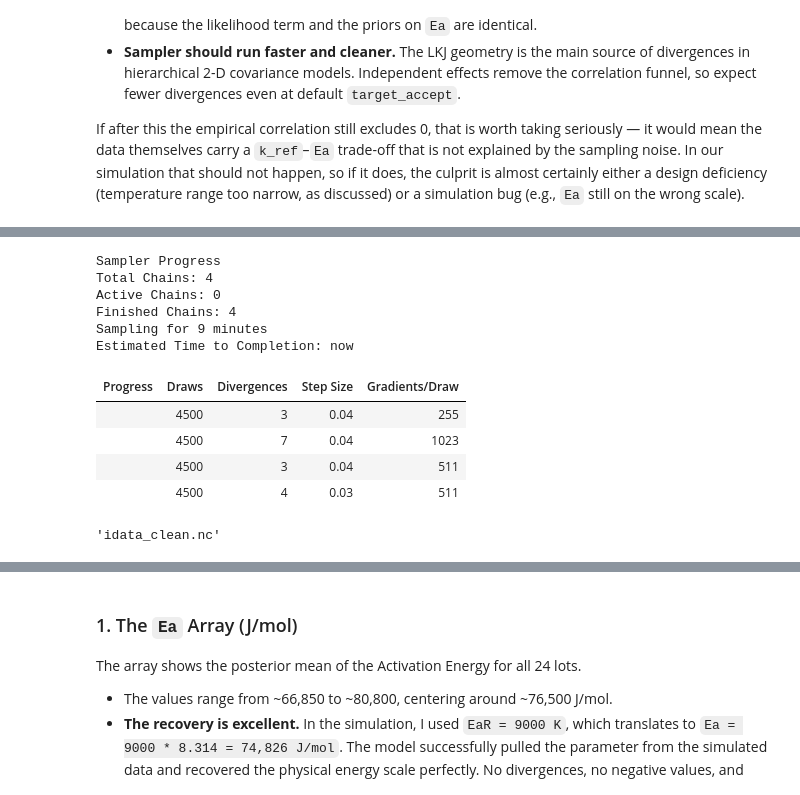
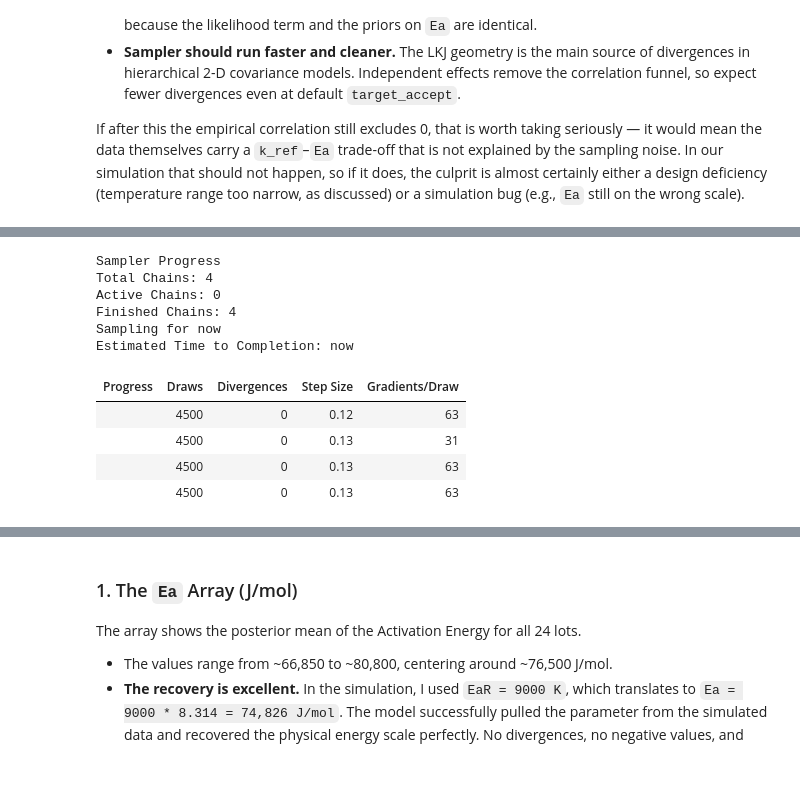
Before and after one commit to lantonov/Optimisation, a Jupyter notebook: Arrhenius_non_linear.ipynb, the cells around one changed output, grey strips where cells are left out. Drawn from its saved outputs; the diff is of its cells as text; code cells hidden in the pictures.

```diff
--- a/Arrhenius_non_linear.ipynb
+++ b/Arrhenius_non_linear.ipynb
@@ -37,6 +136,13 @@ rng = np.random.default_rng(123)
 # %%
+import seaborn as sns
+import matplotlib.pyplot as plt
+import numpy as np
+import pandas as pd
+
+rng = np.random.default_rng(123)
+
 temps_C = [5, 25, 37]
-n_type, n_coform, n_lots_per_combo = 3, 2, 5
+n_type, n_coform, n_lots_per_combo = 3, 2, 4
 timepoints = [0, 1, 3, 6, 9, 12]
 
 # ---- t90 targets ----
@@ -560,36 +584,7 @@ Here is the drop-in replacement for the model block. Every change is confined to
 
 If after this the empirical correlation still excludes 0, that is worth taking seriously — it would mean the data themselves carry a `k_ref`–`Ea` trade-off that is not explained by the sampling noise. In our simulation that should not happen, so if it does, the culprit is almost certainly either a design deficiency (temperature range too narrow, as discussed) or a simulation bug (e.g., `Ea` still on the wrong scale).
 # %%
-###### MODEL 2 #####
-
 import pytensor.tensor as pt
-
-# Define missing physical constants
-R = 8.314
-T_REF = 278.15
-
-n_lot    = df["lot_idx"].nunique()
-n_type   = df["type_idx"].nunique()
-n_coform = df["coform_idx"].nunique()
-
-# One row per lot: its type and coform indices
-lot_df      = df.drop_duplicates("lot_idx").sort_values("lot_idx").reset_index(drop=True)
-lot_type    = lot_df["type_idx"].values.astype(int)     # shape (n_lot,)
-lot_coform  = lot_df["coform_idx"].values.astype(int)   # shape (n_lot,)
-
-# Observation-level arrays
-lot_idx      = df["lot_idx"].values.astype(int)
-temp_K       = df["temp_K"].values.astype(float)
-time_months  = df["time_months"].values.astype(float)
-log_potency  = df["log_potency"].values.astype(float)
-
-coords = {
-    "lot":    np.arange(n_lot),
-    "type":   np.arange(n_type),
-    "coform": np.arange(n_coform),
-    "kin":    ["logk", "logEaR"],
-    "obs":    np.arange(len(df)),
-}
 
 with pm.Model(coords=coords) as model:
 
@@ -619,7 +614,7 @@ with pm.Model(coords=coords) as model:
     )
 
     mu_logk   = pm.Normal("mu_logk",   -3,              0.5)
-    mu_logEaR = pm.Normal("mu_logEaR", np.log(9000.0),  0.5)
+    mu_logEaR = pm.Normal("mu_logEaR", np.log(9000.0),  0.3)
 
     # ---- independent lot-level random effects (replaces LKJ) ----
     sigma_lot_logk   = pm.HalfNormal("sigma_lot_logk",   0.2)
@@ -673,49 +818,23 @@ with pm.Model(coords=coords) as model:
 # %%
 compiled = nutpie.compile_pymc_model(
     model
 )
 
 idata = nutpie.sample(
     compiled,
-    target_accept=0.95,
     draws=3000,
     tune=1500,
     chains=4
 )
 # %% [output]
 Sampler Progress
 Total Chains: 4
 Active Chains: 0
 Finished Chains: 4
-Sampling for 9 minutes
+Sampling for now
 Estimated Time to Completion: now
 | Progress | Draws | Divergences | Step Size | Gradients/Draw |
-|  | 4500 | 3 | 0.04 | 255 |
-|  | 4500 | 7 | 0.04 | 1023 |
-|  | 4500 | 3 | 0.04 | 511 |
-|  | 4500 | 4 | 0.03 | 511 |
+|  | 4500 | 0 | 0.12 | 63 |
+|  | 4500 | 0 | 0.13 | 31 |
+|  | 4500 | 0 | 0.13 | 63 |
+|  | 4500 | 0 | 0.13 | 63 |
-# %%
-import json
-import arviz as az
-
-# 1. Convert nested dictionaries in the top-level InferenceData attributes to strings
-if hasattr(idata, "attrs") and idata.attrs:
-    for key, value in list(idata.attrs.items()):
-        if isinstance(value, dict):
-            idata.attrs[key] = json.dumps(value)
-
-# 2. Convert nested dictionaries in individual group dataset attributes to strings
-# We must call the groups method as idata.groups()
-for group in idata.groups():
-    if group == "/":
-        continue
-    group_dataset = getattr(idata, group, None)
-    if group_dataset is not None and hasattr(group_dataset, "attrs"):
-        for key, value in list(group_dataset.attrs.items()):
-            if isinstance(value, dict):
-                group_dataset.attrs[key] = json.dumps(value)
-
-# Save safely
-idata.to_netcdf("idata_clean.nc")
-# %% [output]
-'idata_clean.nc'
```
Also changed, not shown: parts of 40 cells of this notebook.
